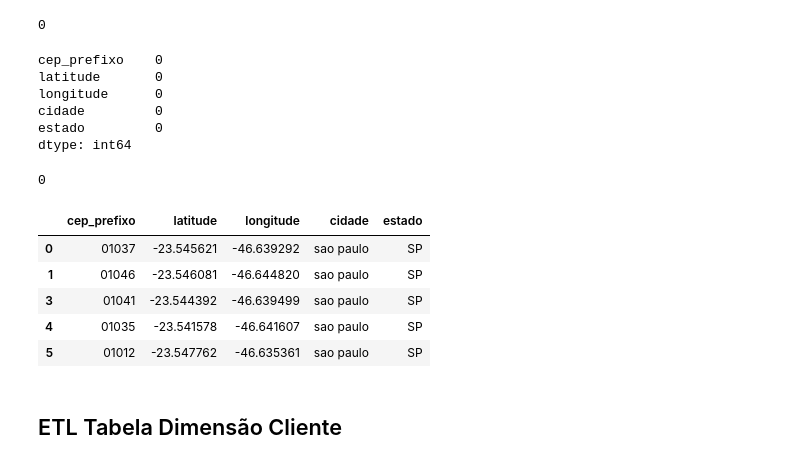
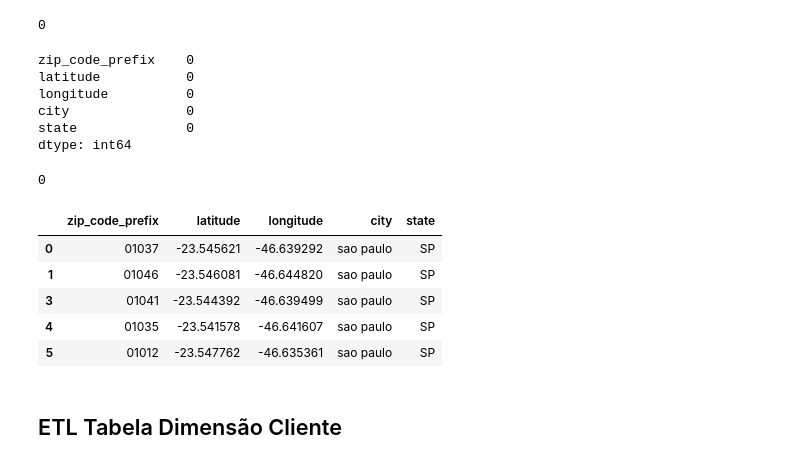
Before and after one commit to Andrey-Silva-Data/end-to-end-ecommerce-olist, a Jupyter notebook: ecommerce.ipynb, the cells around one changed output. Drawn from its saved outputs; the diff is of its cells as text; code cells hidden in the pictures.

```diff
--- a/ecommerce.ipynb
+++ b/ecommerce.ipynb
@@ -129,5 +129,5 @@ geolocalizacao['longitude'] = pd.to_numeric(geolocalizacao['longitude'], errors=
 # %%
 # transformar cep-prefixo em string para evitar problemas de formatação
-geolocalizacao['cep_prefixo'] = geolocalizacao['cep_prefixo'].astype(str).str.replace(r'\.0$', '', regex=True).str.zfill(5)
+geolocation['zip_code_prefix'] = geolocation['zip_code_prefix'].astype(str).str.replace(r'\.0$', '', regex=True).str.zfill(5)
 # %%
 #verificar tipo de dados em geolocalizacao após transformação
@@ -141,10 +141,10 @@ estado             str
 dtype: object
 # %%
-# padronizar coluna cep_prefixo para 5 digitos com zero a esquerda
-geolocalizacao['cep_prefixo'] = geolocalizacao['cep_prefixo'].astype(str).str.zfill(5)
+# padronizar coluna zip_code_prefix para 5 digitos com zero a esquerda
+geolocation['zip_code_prefix'] = geolocation['zip_code_prefix'].astype(str).str.zfill(5)
 # %%
 # 2. Tratar texto de cidade e estado
-geolocalizacao['cidade'] = geolocalizacao['cidade'].astype(str).str.strip().str.slice(0, 100)
-geolocalizacao['estado'] = geolocalizacao['estado'].astype(str).str.strip().str.upper().str.slice(0, 2)
+geolocation['city'] = geolocation['city'].astype(str).str.strip().str.slice(0, 100)
+geolocation['state'] = geolocation['state'].astype(str).str.strip().str.upper().str.slice(0, 2)
 # %%
 # verificar dados duplicados em df_geolocalizacao_raw
@@ -152,7 +152,7 @@ print(geolocalizacao.duplicated().sum())
 # %% [output]
 279685
 # %%
-# deletar dados duplicados em geolocalizacao pelo cep_prefixo- exigencia do UNIQUE no data warehouse
-geolocalizacao = geolocalizacao.drop_duplicates(subset=['cep_prefixo'])
+# deletar dados duplicados em geolocalizacao pelo zip_code_prefix- exigencia do UNIQUE no data warehouse
+geolocation = geolocation.drop_duplicates(subset=['zip_code_prefix'])
 # %%
 # verificar dos dados duplicados em df_geolocalizacao_raw
@@ -161,13 +161,13 @@ print(geolocalizacao.duplicated().sum())
 0
 # %%
 # verificar dados nulos
-print(geolocalizacao.isnull().sum())
+print(geolocation.isnull().sum())
 # %% [output]
-cep_prefixo    0
-latitude       0
-longitude      0
-cidade         0
-estado         0
+zip_code_prefix    0
+latitude           0
+longitude          0
+city               0
+state              0
 dtype: int64
 # %%
 #verificar linhas vazias
@@ -175,9 +175,9 @@ print(geolocalizacao[geolocalizacao.isnull().all(axis=1)].shape[0])
 # %% [output]
 0
 # %%
-geolocalizacao.head()
+geolocation.head()
 # %% [output]
-|  | cep_prefixo | latitude | longitude | cidade | estado |
+|  | zip_code_prefix | latitude | longitude | city | state |
 | 0 | 01037 | -23.545621 | -46.639292 | sao paulo | SP |
 | 1 | 01046 | -23.546081 | -46.644820 | sao paulo | SP |
 | 3 | 01041 | -23.544392 | -46.639499 | sao paulo | SP |
```
Also changed, not shown: parts of 130 cells of this notebook, 4 other files.
